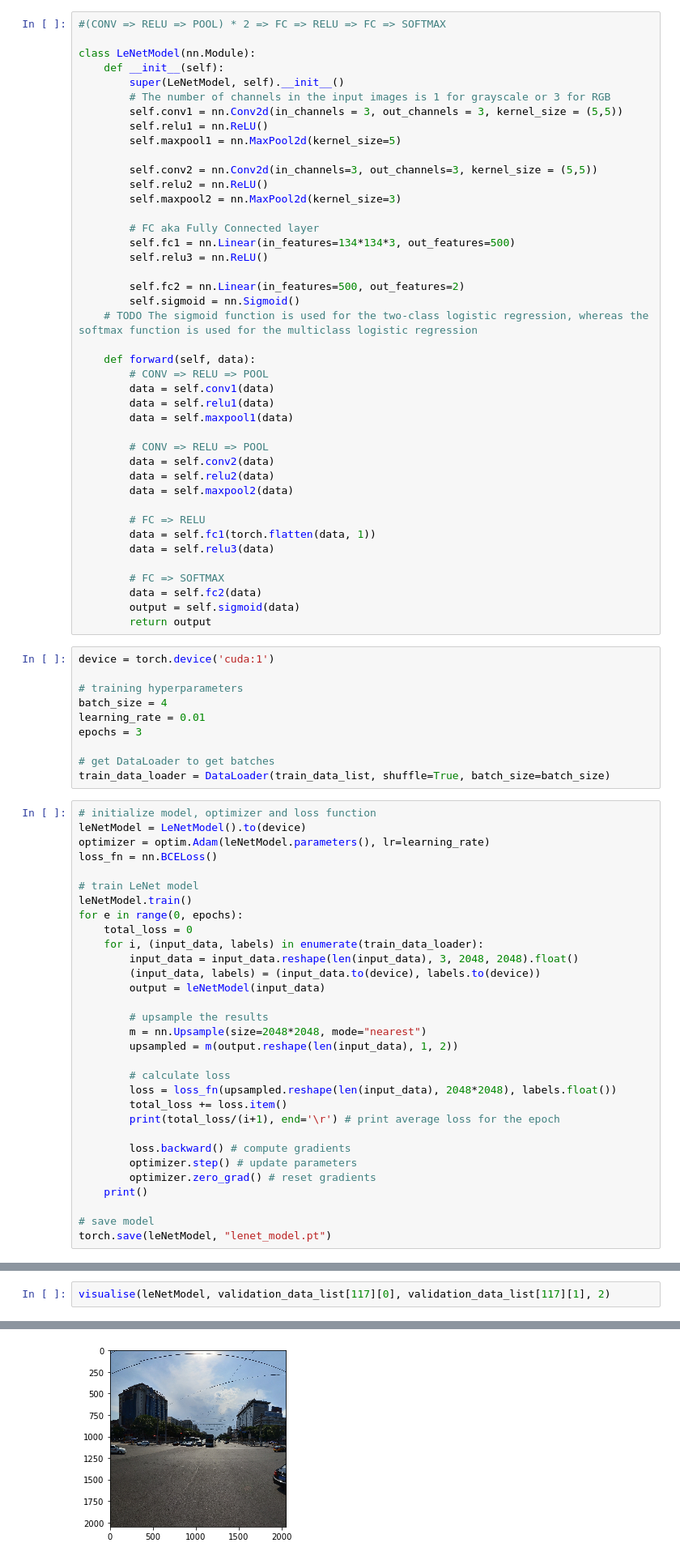
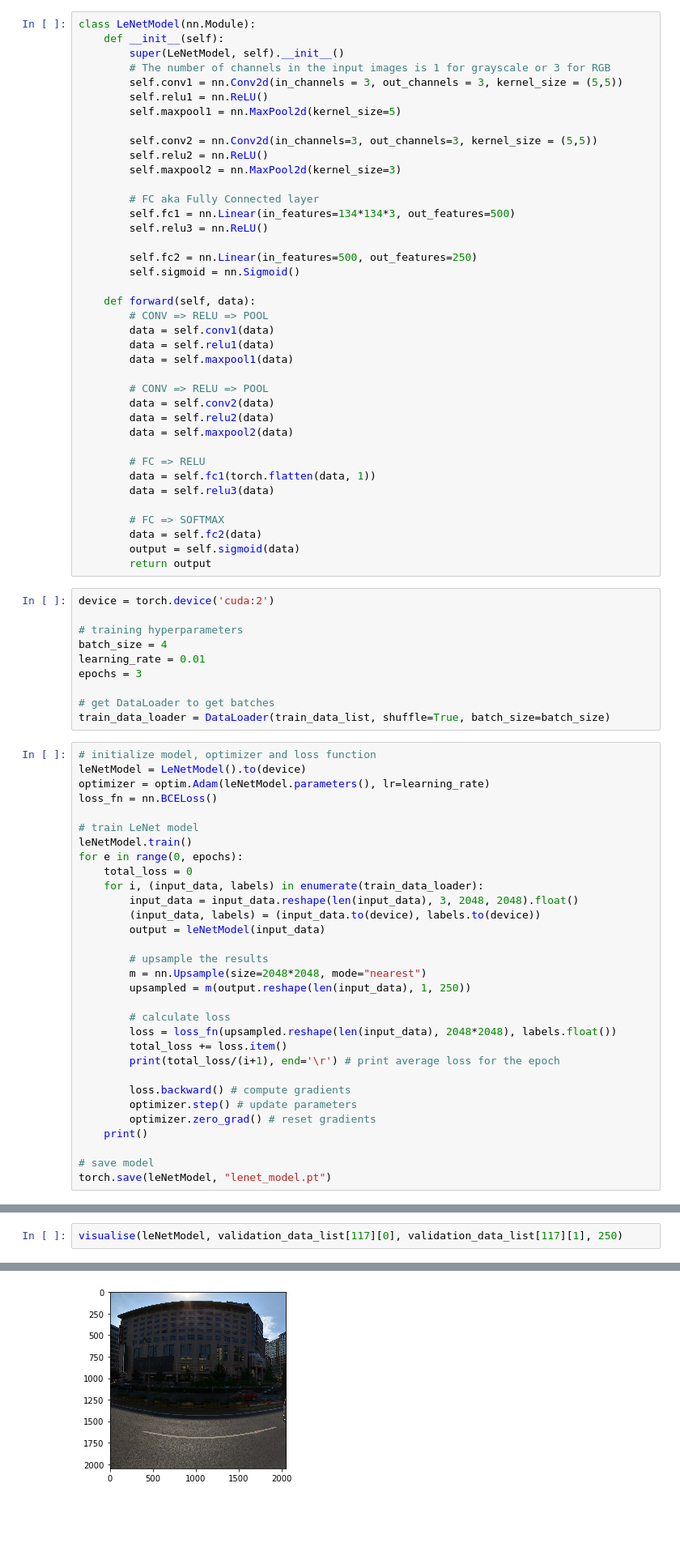
Before and after one commit to hoytnotlit/lt2326-a1, a Jupyter notebook: a1.ipynb, the cells around one changed output, grey strips where cells are left out. Shown at 81% size. Cells and saved outputs as stored; diff of their text form; blank space fills up the shorter version.

```diff
--- a/a1.ipynb
+++ b/a1.ipynb
@@ -93,8 +93,6 @@ import torch.nn as nn
 import torch.optim as optim
 from torch.utils.data import DataLoader
 # %%
-#(CONV => RELU => POOL) * 2 => FC => RELU => FC => SOFTMAX
-
 class LeNetModel(nn.Module):
     def __init__(self):
         super(LeNetModel, self).__init__()
@@ -111,9 +109,8 @@ class LeNetModel(nn.Module):
         self.fc1 = nn.Linear(in_features=134*134*3, out_features=500)
         self.relu3 = nn.ReLU()
 
-        self.fc2 = nn.Linear(in_features=500, out_features=2)
+        self.fc2 = nn.Linear(in_features=500, out_features=250)
         self.sigmoid = nn.Sigmoid()
-    # TODO The sigmoid function is used for the two-class logistic regression, whereas the softmax function is used for the multiclass logistic regression
 
     def forward(self, data):
         # CONV => RELU => POOL
@@ -135,7 +132,7 @@ class LeNetModel(nn.Module):
         output = self.sigmoid(data)
         return output
 # %%
-device = torch.device('cuda:1')
+device = torch.device('cuda:2')
 
 # training hyperparameters
 batch_size = 4
@@ -161,7 +158,7 @@ for e in range(0, epochs):
 
         # upsample the results
         m = nn.Upsample(size=2048*2048, mode="nearest")
-        upsampled = m(output.reshape(len(input_data), 1, 2))
+        upsampled = m(output.reshape(len(input_data), 1, 250))
 
         # calculate loss
         loss = loss_fn(upsampled.reshape(len(input_data), 2048*2048), labels.float())
@@ -391,5 +382,5 @@ def visualise(model, img, gold, output_features, do_sigmoid=False):
     plt.figure()
     imgplot = plt.imshow(img)
 # %%
-visualise(leNetModel, validation_data_list[117][0], validation_data_list[117][1], 2)
+visualise(leNetModel, validation_data_list[117][0], validation_data_list[117][1], 250)
 # %% [output]
@@ -397,5 +388,5 @@ visualise(leNetModel, validation_data_list[117][0], validation_data_list[117][1]
 [figure]
-[figure, old version]
+[figure, new version]
 # %%
 visualise(resNetModel, validation_data_list[117][0], validation_data_list[117][1], 250, True)
 # %% [output]
```
Also changed, not shown: parts of 9 cells of this notebook.
